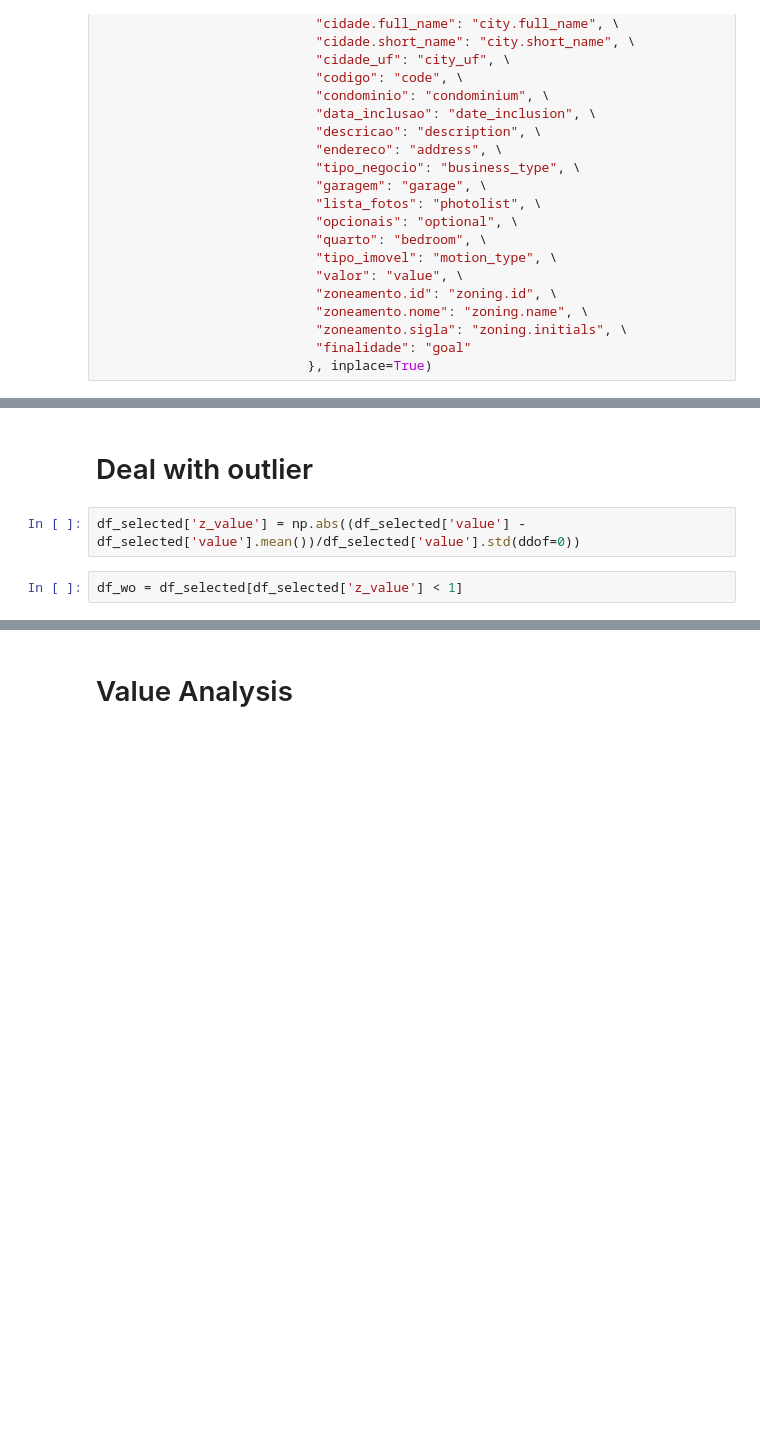
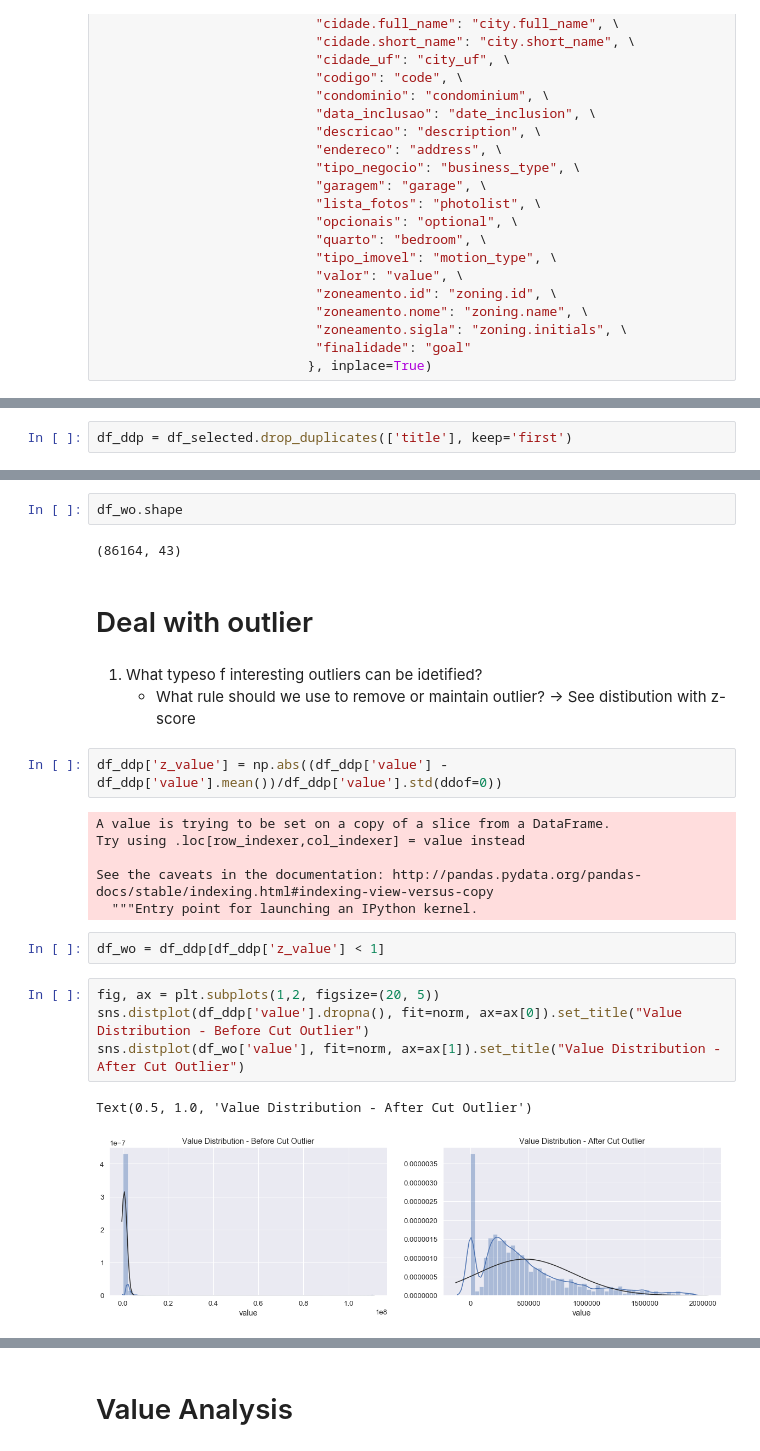
Before and after one commit to nuttheguitar/realties_datasprints, a Jupyter notebook: EDA.ipynb, the cells around one changed output, grey strips where cells are left out. Saved outputs shown, nothing was run; the diff lists cells and outputs as text; blank space fills up the shorter version.

```diff
--- a/EDA.ipynb
+++ b/EDA.ipynb
@@ -83,0 +141,2 @@ df_selected.rename(columns={"anunciante.id": "advertiser.id", \
+# %%
+df_ddp = df_selected.drop_duplicates(['title'], keep='first')
@@ -84,6 +155,26 @@ df_selected.rename(columns={"anunciante.id": "advertiser.id", \
+# %%
+df_wo.shape
+# %% [output]
+(86164, 43)
 # %% [markdown]
 # Deal with outlier
+# %% [markdown]
+1. What typeso f interesting outliers can be idetified?
+    - What rule should we use to remove or maintain outlier? -> See distibution with z-score
 # %%
-df_selected['z_value'] = np.abs((df_selected['value'] - df_selected['value'].mean())/df_selected['value'].std(ddof=0))
+df_ddp['z_value'] = np.abs((df_ddp['value'] - df_ddp['value'].mean())/df_ddp['value'].std(ddof=0))
+# %% [output]
+A value is trying to be set on a copy of a slice from a DataFrame.
+Try using .loc[row_indexer,col_indexer] = value instead
+
+See the caveats in the documentation: http://pandas.pydata.org/pandas-docs/stable/indexing.html#indexing-view-versus-copy
+  """Entry point for launching an IPython kernel.
 # %%
-df_wo = df_selected[df_selected['z_value'] < 1]
+df_wo = df_ddp[df_ddp['z_value'] < 1]
+# %%
+fig, ax = plt.subplots(1,2, figsize=(20, 5))
+sns.distplot(df_ddp['value'].dropna(), fit=norm, ax=ax[0]).set_title("Value Distribution - Before Cut Outlier")
+sns.distplot(df_wo['value'], fit=norm, ax=ax[1]).set_title("Value Distribution - After Cut Outlier")
+# %% [output]
+Text(0.5, 1.0, 'Value Distribution - After Cut Outlier')
+[figure, added]
```
Also changed, not shown: parts of 45 cells of this notebook.
